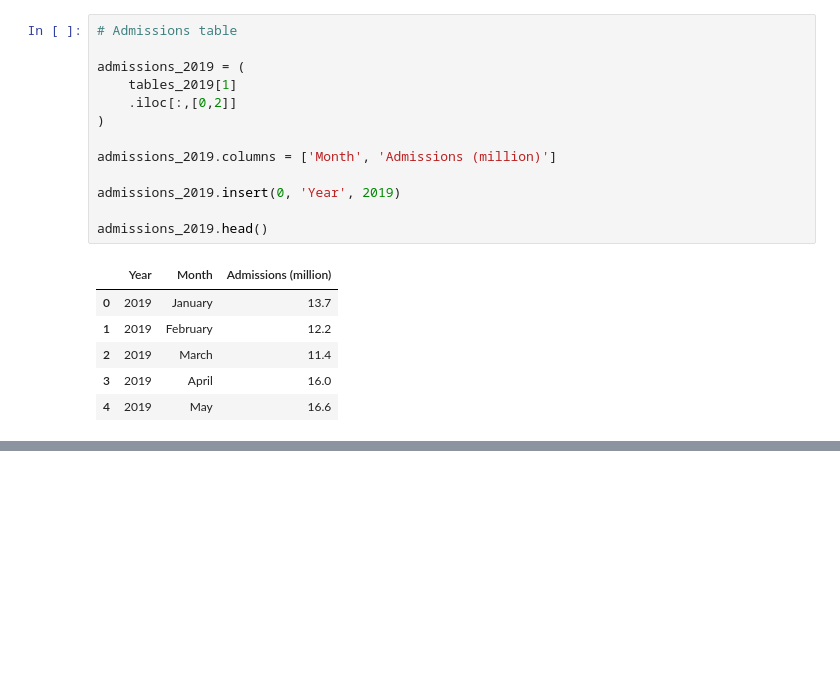
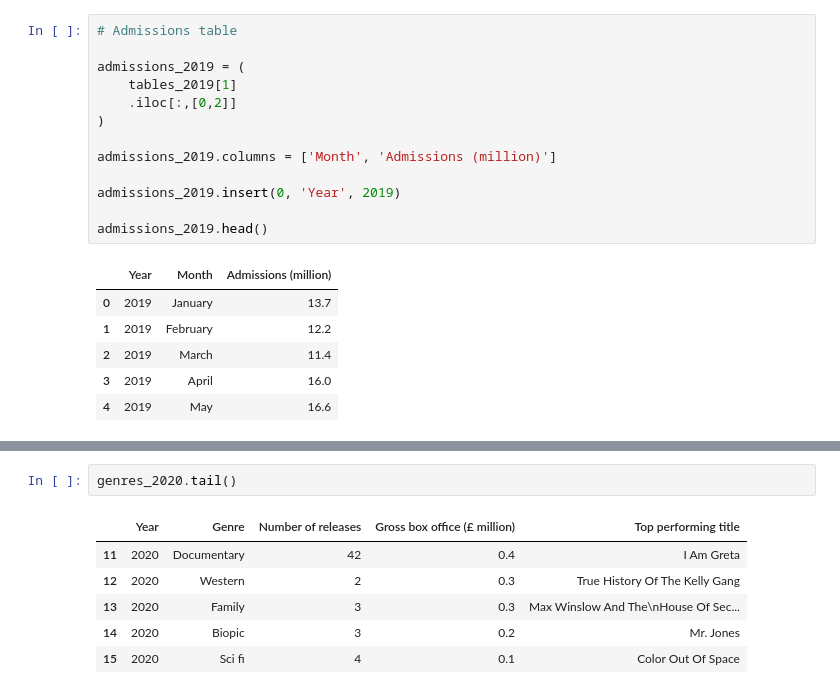
Before and after one commit to AJ-Horch/grounded_data_analyst, a Jupyter notebook: covidmoviesclean.ipynb, the cells around one changed output, grey strips where cells are left out. Cells and saved outputs as stored; diff of their text form; blank space fills up the shorter version.

```diff
--- a/covidmoviesclean.ipynb
+++ b/covidmoviesclean.ipynb
@@ -437,0 +545,9 @@ Reading /content/drive/MyDrive/year 29/Data Science /notebooks/solve_any_data_an
+# %%
+genres_2020.tail()
+# %% [output]
+|  | Year | Genre | Number of releases | Gross box office (£ million) | Top performing title |
+| 11 | 2020 | Documentary | 42 | 0.4 | I Am Greta |
+| 12 | 2020 | Western | 2 | 0.3 | True History Of The Kelly Gang |
+| 13 | 2020 | Family | 3 | 0.3 | Max Winslow And The\nHouse Of Sec... |
+| 14 | 2020 | Biopic | 3 | 0.2 | Mr. Jones |
+| 15 | 2020 | Sci fi | 4 | 0.1 | Color Out Of Space |
```
Also changed, not shown: parts of 22 cells of this notebook.
